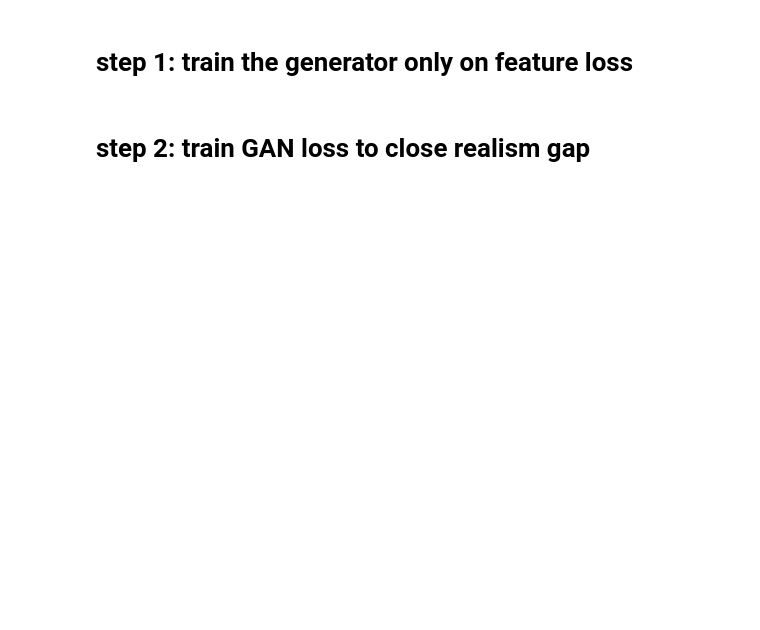
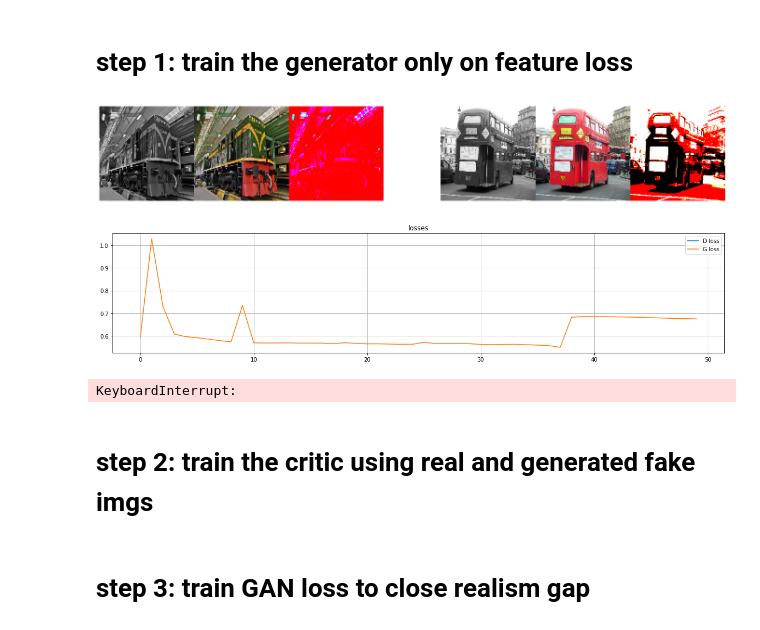
Before and after one commit to fengshengxie/movie_bw2color, a Jupyter notebook: main.ipynb, the cells around one changed output. Saved outputs shown, nothing was run; the diff lists cells and outputs as text; code cells hidden in the pictures; blank space fills up the shorter version.

```diff
--- a/main.ipynb
+++ b/main.ipynb
@@ -35,7 +36,7 @@ val_set = video_list[0]
 train_set = video_list[1:]
 
 EPOCHS = 10
-BATCH_SIZE = 4
+BATCH_SIZE = 2
 LEARNING_RATE = 1e-3
 
 G_losses = []
@@ -82,14 +75,8 @@ torch.save({
 # %%
 step = 0
 for epoch in range(EPOCHS):
-    torch.save({
-                'epoch': epoch,
-                'model_state_dict': netG.state_dict(),
-                'optimizer_state_dict': optimizerG.state_dict(),
-                'loss': G_losses
-                }, f'G_COCO_full_epoch_{epoch}.pth')
-
     for _, imgs in enumerate(COCO_loader):
+#     while(1):
         step += 1
         color_true = imgs[0]
         color_true_nparray = color_true.detach().cpu().numpy()
@@ -131,37 +118,54 @@ for epoch in range(EPOCHS):
                     gray_img = gray[cnt]
                     real_img = real[cnt]
                     fake_img = fake[cnt]
                     real_img = np.transpose(real_img, [1, 2, 0])
                     fake_img = np.transpose(fake_img, [1, 2, 0])
                     gray_img = np.expand_dims(gray_img, axis = -1)
                     gray_img = np.concatenate((gray_img, gray_img, gray_img), axis = -1)
                     gray_real_fake = np.zeros((512, 512 * 3, 3))
                     gray_real_fake[:, :512, :]        = gray_img * 0.5 + 0.5
                     gray_real_fake[:, 512:(512*2), :] = real_img * 0.5 + 0.5
                     gray_real_fake[:, (512*2):, :]    = fake_img * 0.5 + 0.5
-                    axs[i, j].imshow(gray_real_fake, vmin=0.0, vmax=1.0)
-                    axs[i, j].axis('off')
+                    if (r == 1):
+                        axs[j].imshow(gray_real_fake, vmin=0.0, vmax=1.0)
+                        axs[j].axis('off')
+                    else:
+                        axs[i, j].imshow(gray_real_fake, vmin=0.0, vmax=1.0)
+                        axs[i, j].axis('off')
                     cnt += 1
 
             plt.figure(figsize = (20, 4))
             plt.plot(D_losses, label = 'D loss')
             plt.plot(G_losses, label = 'G loss')
             plt.grid()
             plt.title('losses')
             plt.legend()
 
             if len(D_losses) > 5000:
                 plt.figure(figsize = (20, 4))
                 plt.plot(D_losses[5000:], label = 'D loss')
                 plt.plot(G_losses[5000:], label = 'G loss')
                 plt.grid()
                 plt.title('recent losses')
                 plt.legend()
                 plt.show()
 
             plt.show()
+
+    torch.save({
+                'epoch': epoch,
+                'model_state_dict': netG.state_dict(),
+                'optimizer_state_dict': optimizerG.state_dict(),
+                'loss': G_losses
+                }, f'G_COCO_full_epoch_{epoch}.pth')
+# %% [output]
+[figure, added]
+[figure, added]
+KeyboardInterrupt:
+# %% [markdown]
+# step 2: train the critic using real and generated fake imgs
 # %% [markdown]
-# step 2: train GAN loss to close realism gap
+# step 3: train GAN loss to close realism gap
 # %%
 EPOCHS = 10
 BATCH_SIZE = 2
```
Also changed, not shown: parts of 4 cells of this notebook, 1 other file.
